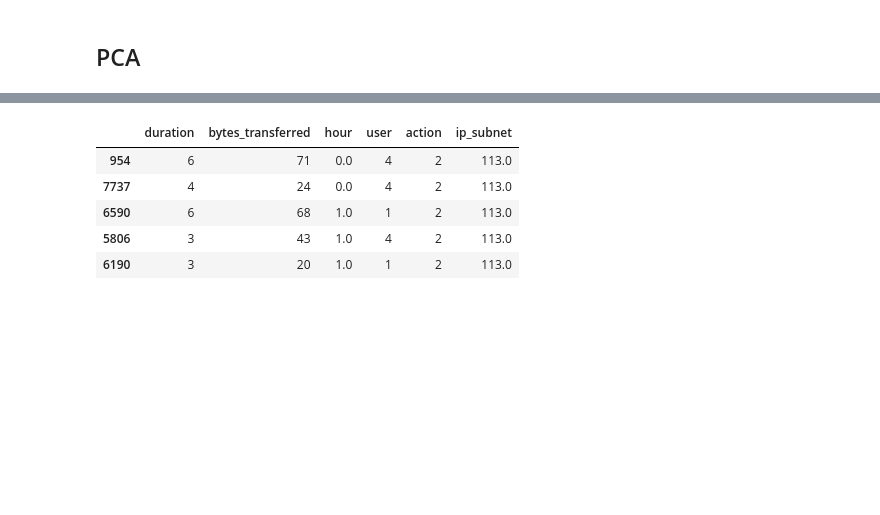
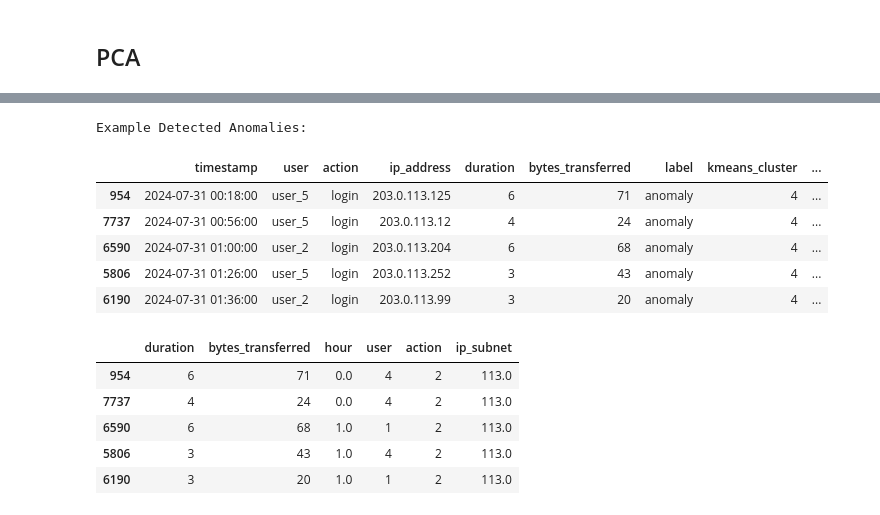
Before and after one commit to albionaguri/cybersecurity, a Jupyter notebook: UBA_simple.ipynb, the cells around one changed output, grey strips where cells are left out. Cells and saved outputs as stored; diff of their text form; code cells hidden in the pictures; blank space fills up the shorter version.

```diff
--- a/UBA_simple.ipynb
+++ b/UBA_simple.ipynb
@@ -432,3 +436,15 @@ F1-score: 0.64
+# %%
+# 10. Print some example anomalies
+print("\nExample Detected Anomalies:")
+df[df['is_anomaly_kmeans']].head()
+# %% [output]
+Example Detected Anomalies:
+|  | timestamp | user | action | ip_address | duration | bytes_transferred | label | kmeans_cluster | ... |
+| 954 | 2024-07-31 00:18:00 | user_5 | login | 203.0.113.125 | 6 | 71 | anomaly | 4 | ... |
+| 7737 | 2024-07-31 00:56:00 | user_5 | login | 203.0.113.12 | 4 | 24 | anomaly | 4 | ... |
+| 6590 | 2024-07-31 01:00:00 | user_2 | login | 203.0.113.204 | 6 | 68 | anomaly | 4 | ... |
+| 5806 | 2024-07-31 01:26:00 | user_5 | login | 203.0.113.252 | 3 | 43 | anomaly | 4 | ... |
+| 6190 | 2024-07-31 01:36:00 | user_2 | login | 203.0.113.99 | 3 | 20 | anomaly | 4 | ... |
 # %%
 X.head()
 # %% [output]
```
Also changed, not shown: parts of 44 cells of this notebook.
